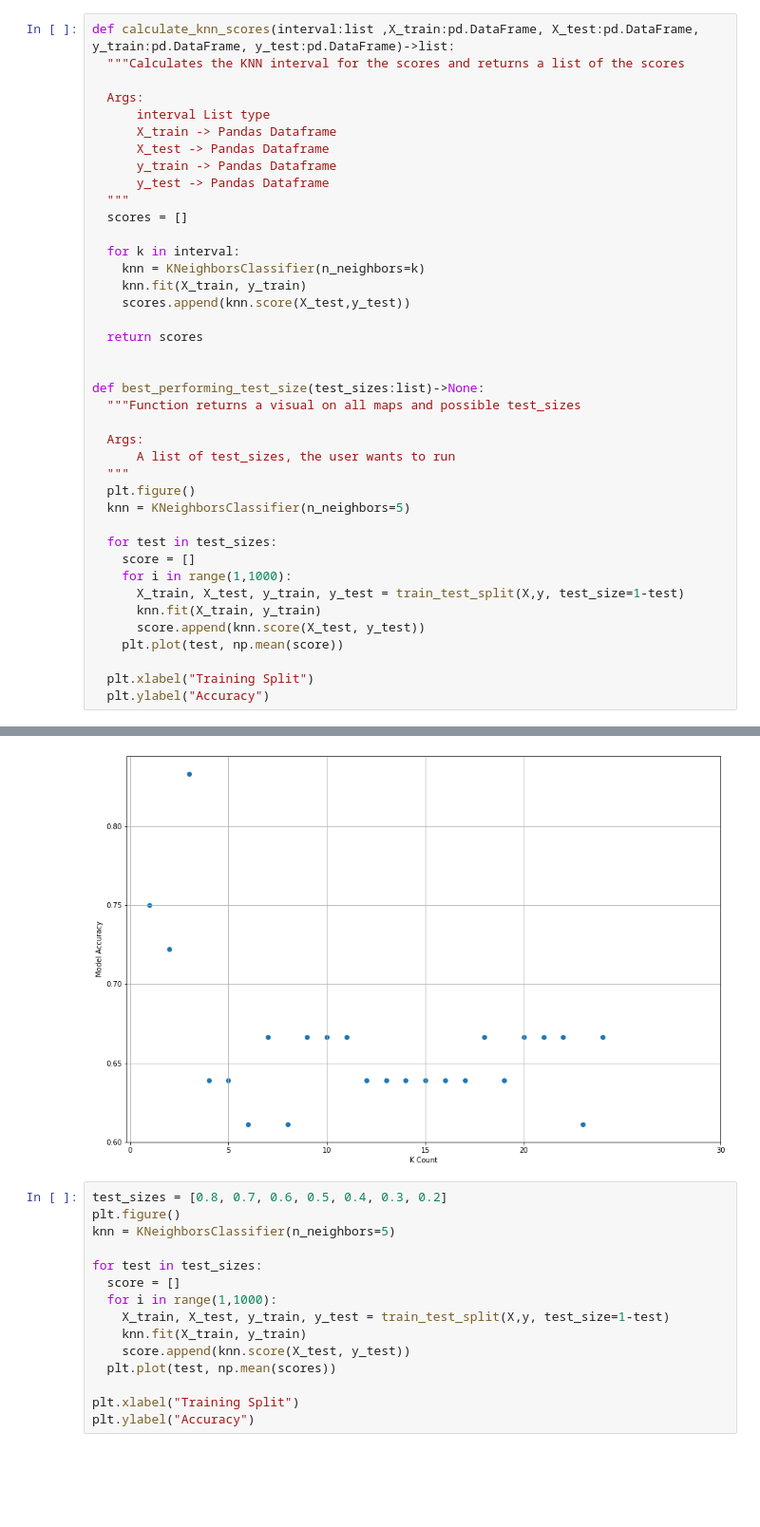
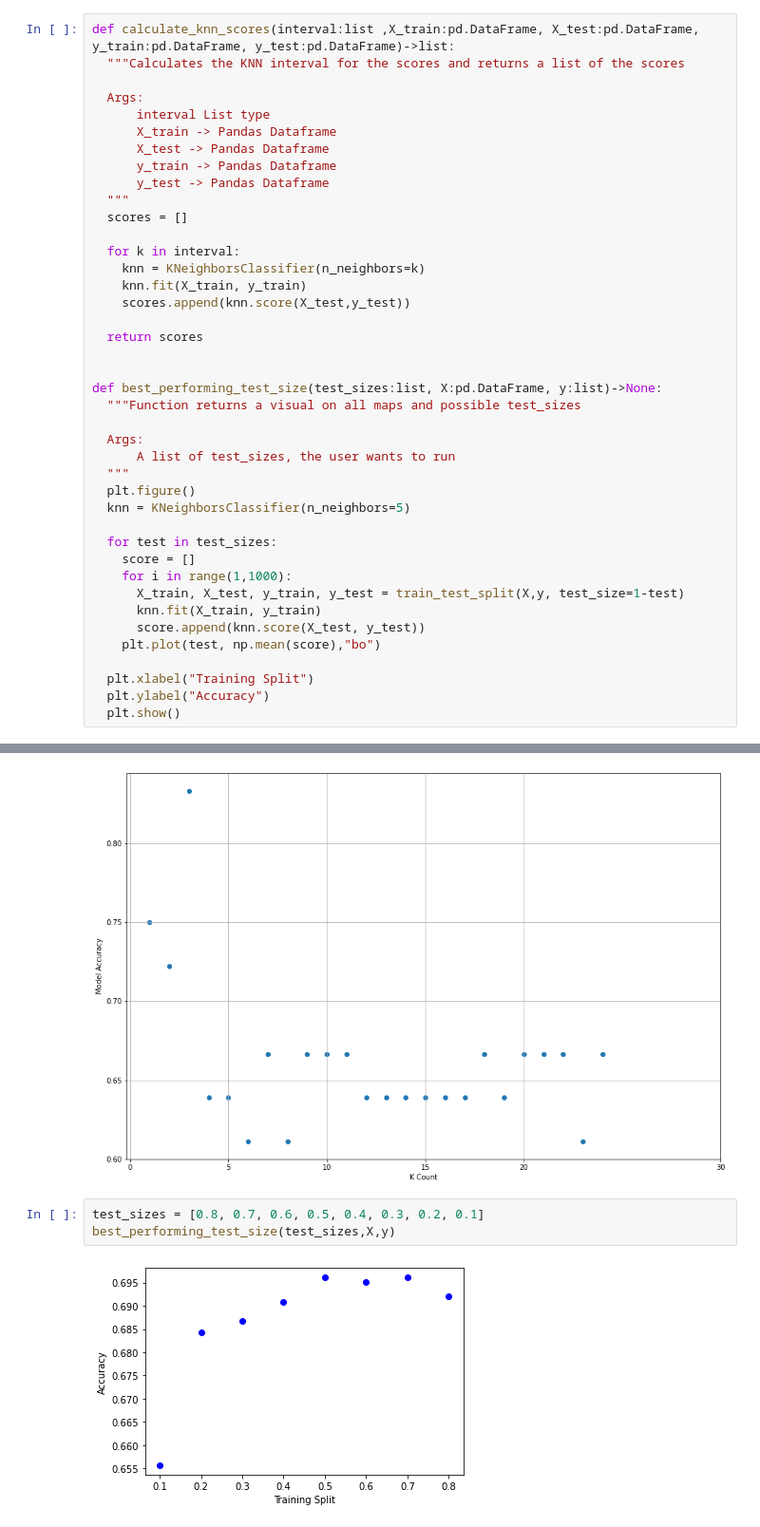
Before and after one commit to MaukanMir/KNN-Wine-Classification, a Jupyter notebook: knn_wine_classifier.ipynb, the cells around one changed output, grey strips where cells are left out. Shown at 95% size. Drawn from its saved outputs; the diff is of its cells as text; blank space fills up the shorter version.

Commit message:
Fixed error with blank plot

```diff
--- a/knn_wine_classifier.ipynb
+++ b/knn_wine_classifier.ipynb
@@ -27,7 +28,7 @@ def calculate_knn_scores(interval:list ,X_train:pd.DataFrame, X_test:pd.DataFram
   return scores
 
 
-def best_performing_test_size(test_sizes:list)->None:
+def best_performing_test_size(test_sizes:list, X:pd.DataFrame, y:list)->None:
   """Function returns a visual on all maps and possible test_sizes
 
   Args:
@@ -42,10 +43,11 @@ def best_performing_test_size(test_sizes:list)->None:
       X_train, X_test, y_train, y_test = train_test_split(X,y, test_size=1-test)
       knn.fit(X_train, y_train)
       score.append(knn.score(X_test, y_test))
-    plt.plot(test, np.mean(score))
+    plt.plot(test, np.mean(score),"bo")
 
   plt.xlabel("Training Split")
   plt.ylabel("Accuracy")
+  plt.show()
 # %%
 wine = datasets.load_wine()
 # %%
@@ -116,18 +118,8 @@ plt.xticks([0, 5, 10, 15,20,30])
 plt.show()
 # %% [output]
 [figure]
-# %%
-test_sizes = [0.8, 0.7, 0.6, 0.5, 0.4, 0.3, 0.2]
-plt.figure()
-knn = KNeighborsClassifier(n_neighbors=5)
-
-for test in test_sizes:
-  score = []
-  for i in range(1,1000):
-    X_train, X_test, y_train, y_test = train_test_split(X,y, test_size=1-test)
-    knn.fit(X_train, y_train)
-    score.append(knn.score(X_test, y_test))
-  plt.plot(test, np.mean(scores))
-
-plt.xlabel("Training Split")
-plt.ylabel("Accuracy")
+# %%
+test_sizes = [0.8, 0.7, 0.6, 0.5, 0.4, 0.3, 0.2, 0.1]
+best_performing_test_size(test_sizes,X,y)
+# %% [output]
+[figure, added]
```
Also changed, not shown: parts of 4 cells of this notebook.
